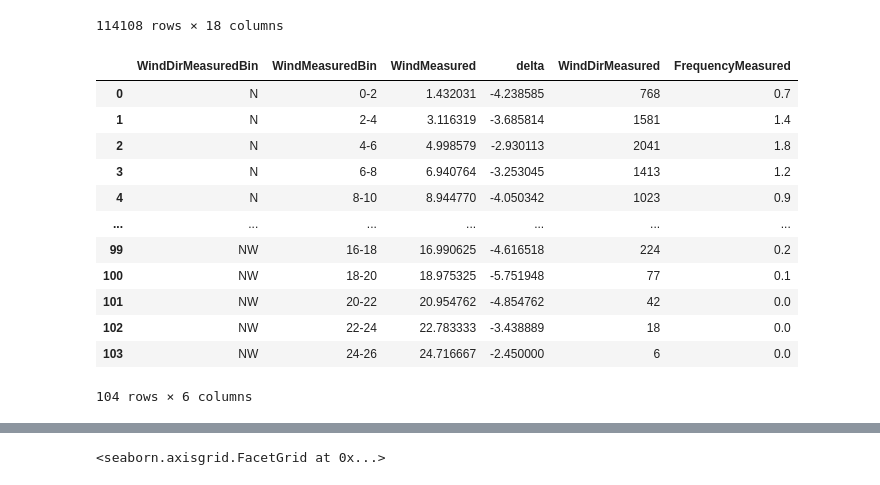
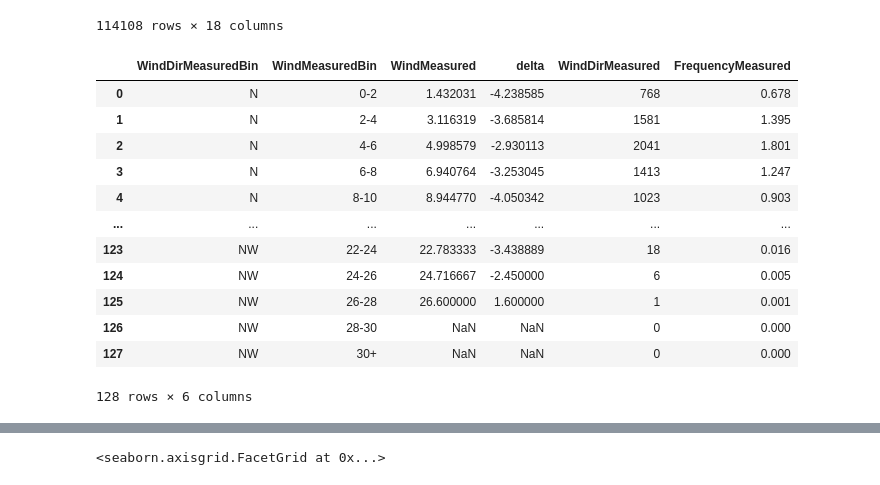
Before and after one commit to KrystianPi/WindPRO, a Jupyter notebook: eda.ipynb, the cells around one changed output, grey strips where cells are left out. Cells and saved outputs as stored; diff of their text form; code cells hidden in the pictures.

```diff
--- a/eda.ipynb
+++ b/eda.ipynb
@@ -58,11 +58,12 @@ df
 # %%
 # Assuming 'df' is your DataFrame with wind data
 # You can define your bins and labels for wind speed
-bins = [0, 2, 4, 6, 8, 10, 12, 14, 16, 18, 20, 22, 24, 26]  # Customize bin edges as needed
-labels = ['0-2', '2-4', '4-6', '6-8', '8-10', '10-12', '12-14', '14-16', '16-18', '18-20', '20-22', '22-24','24-26']
+bins = [0, 2, 4, 6, 8, 10, 12, 14, 16, 18, 20, 22, 24, 26,28,30,np.inf]  # Customize bin edges as needed
+labels = ['0-2', '2-4', '4-6', '6-8', '8-10', '10-12', '12-14', '14-16', '16-18', '18-20', '20-22', '22-24','24-26', '26-28', '28-30', '30+']
 
 # Create a new column 'WindSpeedBin' with the binned wind speeds
 df['WindMeasuredBin'] = pd.cut(df['WindMeasured'], bins=bins, labels=labels)
+df['WindForecastBin'] = pd.cut(df['WindForecast'], bins=bins, labels=labels)
 
 # Define wind direction bins
 bins = [0, 45, 90, 135, 180, 225, 270, 315, 360]
@@ -71,4 +72,5 @@ labels = ['N', 'NE', 'E', 'SE', 'S', 'SW', 'W', 'NW']
 # Bin wind directions and calculate mean wind speed for each bin
 df['WindDirMeasuredBin'] = pd.cut(df['WindDirMeasured'], bins=bins, labels=labels)
 #aggregated_data = df.groupby('WindDirBin')['WindSpeed'].count().reset_index()
-aggregated_data = df.groupby(['WindDirMeasuredBin', 'WindMeasuredBin']).agg({'WindMeasured':'mean', 'delta':'mean','WindDirMeasured':'count'}).reset_index()
+aggregated_data_measured = df.groupby(['WindDirMeasuredBin', 'WindMeasuredBin']).agg({'WindMeasured':'mean', 'delta':'mean','WindDirMeasured':'count'}).reset_index()
+aggregated_data_forecast = df.groupby(['WindDirBinForecast', 'WindForecastBin']).agg({'WindForecast':'mean', 'delta':'mean','WindDirForecast':'count'}).reset_index()
@@ -77,16 +77,19 @@ aggregated_data['FrequencyMeasured'] = np.round(aggregated_data['WindDirMeasured
-# %%
-aggregated_data
-# %% [output]
-|  | WindDirMeasuredBin | WindMeasuredBin | WindMeasured | delta | WindDirMeasured | FrequencyMeasured |
-| 0 | N | 0-2 | 1.432031 | -4.238585 | 768 | 0.7 |
-| 1 | N | 2-4 | 3.116319 | -3.685814 | 1581 | 1.4 |
-| 2 | N | 4-6 | 4.998579 | -2.930113 | 2041 | 1.8 |
-| 3 | N | 6-8 | 6.940764 | -3.253045 | 1413 | 1.2 |
-| 4 | N | 8-10 | 8.944770 | -4.050342 | 1023 | 0.9 |
-| ... | ... | ... | ... | ... | ... | ... |
-| 99 | NW | 16-18 | 16.990625 | -4.616518 | 224 | 0.2 |
-| 100 | NW | 18-20 | 18.975325 | -5.751948 | 77 | 0.1 |
-| 101 | NW | 20-22 | 20.954762 | -4.854762 | 42 | 0.0 |
-| 102 | NW | 22-24 | 22.783333 | -3.438889 | 18 | 0.0 |
-| 103 | NW | 24-26 | 24.716667 | -2.450000 | 6 | 0.0 |
-104 rows × 6 columns
+# %%
+aggregated_data_measured['FrequencyMeasured'] = np.round(aggregated_data_measured['WindDirMeasured']/aggregated_data_measured['WindDirMeasured'].sum(),5)*100
+aggregated_data_forecast['FrequencyForecast'] = np.round(aggregated_data_forecast['WindDirForecast']/aggregated_data_forecast['WindDirForecast'].sum(),5)*100
+# %%
+aggregated_data_measured
+# %% [output]
+|  | WindDirMeasuredBin | WindMeasuredBin | WindMeasured | delta | WindDirMeasured | FrequencyMeasured |
+| 0 | N | 0-2 | 1.432031 | -4.238585 | 768 | 0.678 |
+| 1 | N | 2-4 | 3.116319 | -3.685814 | 1581 | 1.395 |
+| 2 | N | 4-6 | 4.998579 | -2.930113 | 2041 | 1.801 |
+| 3 | N | 6-8 | 6.940764 | -3.253045 | 1413 | 1.247 |
+| 4 | N | 8-10 | 8.944770 | -4.050342 | 1023 | 0.903 |
+| ... | ... | ... | ... | ... | ... | ... |
+| 123 | NW | 22-24 | 22.783333 | -3.438889 | 18 | 0.016 |
+| 124 | NW | 24-26 | 24.716667 | -2.450000 | 6 | 0.005 |
+| 125 | NW | 26-28 | 26.600000 | 1.600000 | 1 | 0.001 |
+| 126 | NW | 28-30 | NaN | NaN | 0 | 0.000 |
+| 127 | NW | 30+ | NaN | NaN | 0 | 0.000 |
+128 rows × 6 columns
```
Also changed, not shown: parts of 4 cells of this notebook.
